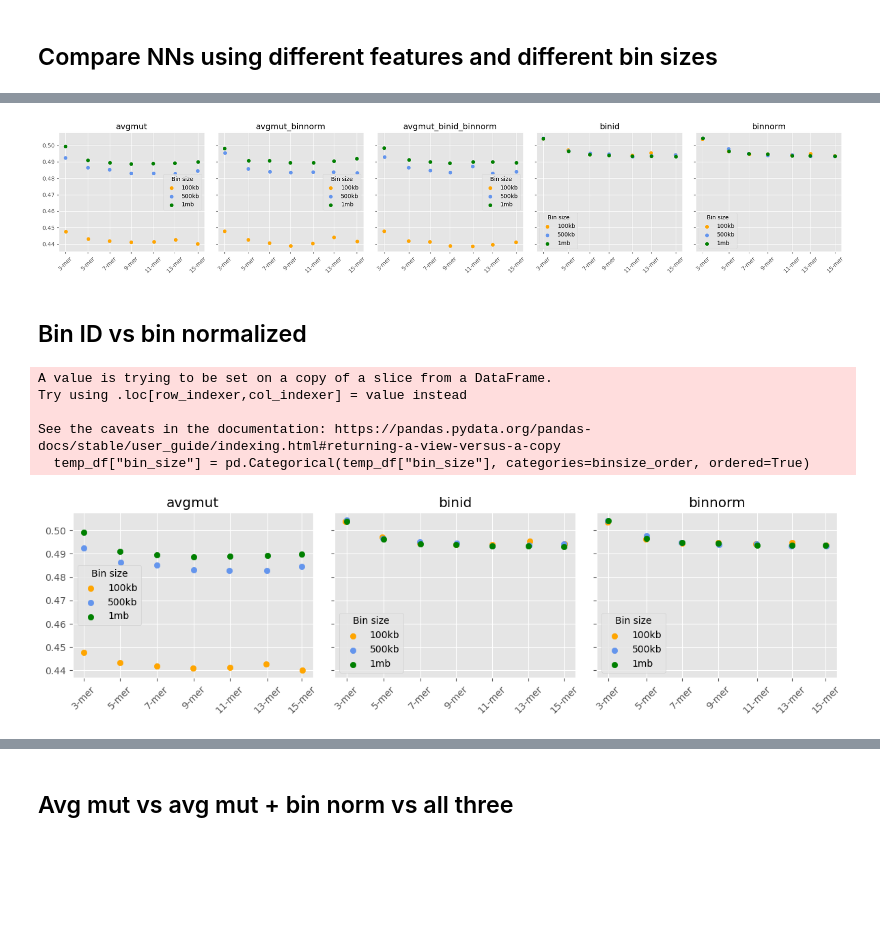
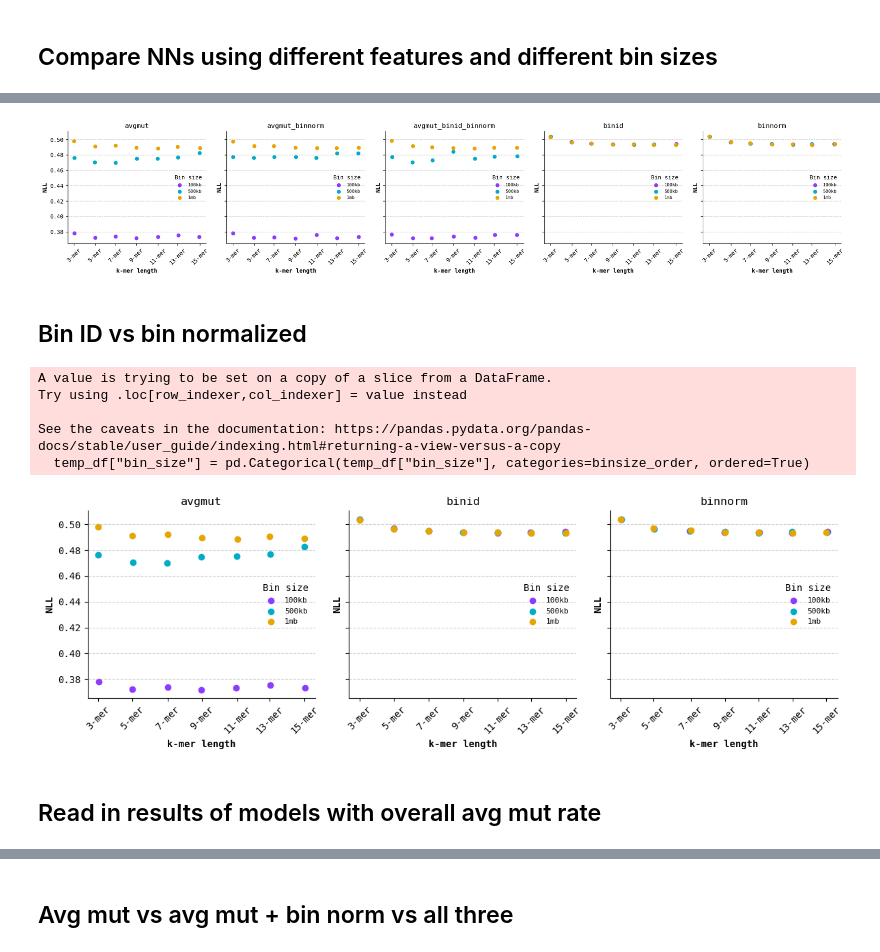
Before and after one commit to grnimrod/mutation-probs-nn, a Jupyter notebook: src/inference.ipynb, the cells around one changed output, grey strips where cells are left out. Saved outputs shown, nothing was run; the diff lists cells and outputs as text; code cells hidden in the pictures; blank space fills up the shorter version.

Commit message:
feat: Refine model loss comparison figures

```diff
--- a/src/inference.ipynb
+++ b/src/inference.ipynb
@@ -141,0 +130,3 @@ plt.show()
+# %%
+# Concatenate the two sources of loss results
+all_losses_df = pd.concat([benchmark_fc_losses_df, combined_losses_df], ignore_index=True)
@@ -141,0 +138,3 @@ plt.show()
+# %%
+fc_context_binid_df = all_losses_df[all_losses_df["model"].str.startswith(("fc", "binid"))]
+fc_context_binid_df = fc_context_binid_df[fc_context_binid_df["bin_size"].isin([None, "100kb"])]
@@ -147,12 +208,0 @@ with open("/faststorage/project/MutationAnalysis/Nimrod/results/log_losses_combi
-# %%
-rows = []
-
-for feature_set, data_versions in all_losses.items():
-    for data_version, bin_sizes in data_versions.items():
-        for bin_size, loss in bin_sizes.items():
-            rows.append({
-                "feature_set": feature_set,
-                "data_version": data_version,
-                "bin_size": bin_size,
-                "loss": loss
-            })
@@ -182,23 +209,25 @@ losses_df.head()
 # %%
-plt.style.use("ggplot")
+plt.rcParams.update({'font.family': 'monospace'})
 
 x_labels = ["3-mer", "5-mer", "7-mer", "9-mer", "11-mer", "13-mer", "15-mer"]
 x_vals = np.arange(len(x_labels)) # Convert labels to integers
 
 binsize_order = ["100kb", "500kb", "1mb"]
-losses_df["bin_size"] = pd.Categorical(losses_df["bin_size"], categories=binsize_order, ordered=True)
+combined_losses_df["bin_size"] = pd.Categorical(combined_losses_df["bin_size"], categories=binsize_order, ordered=True)
 
 # Obtain number of different feature sets to group by and facet later
-feature_sets = losses_df["feature_set"].unique()
+feature_sets = combined_losses_df["model"].unique()
 n_feature_sets = len(feature_sets)
 
-colors = {"100kb": "orange", "500kb": "cornflowerblue", "1mb": "green"}
+colors = {"100kb": mpl.colormaps['cet_glasbey_dark'].colors[1], "500kb": mpl.colormaps['cet_glasbey_dark'].colors[3], "1mb": mpl.colormaps['cet_glasbey_dark'].colors[4]}
+# colors = mpl.colormaps['cet_glasbey_dark'].colors
+# colors = cc.m_glasbey_dark
 jitter = 0.025
 
 fig, axes = plt.subplots(nrows=1, ncols=n_feature_sets, figsize=(4 * n_feature_sets, 4), sharey=True)
 
-for ax, feature_set in zip(axes, feature_sets):
-    sub_df = losses_df[losses_df["feature_set"] == feature_set]
+for index, (ax, model) in enumerate(zip(axes, feature_sets)):
+    sub_df = combined_losses_df[combined_losses_df["model"] == model]
 
     for bin_size, group in sub_df.groupby("bin_size", observed=True):
         x_vals = x_vals + np.random.uniform(-jitter, jitter, size=len(x_vals))
@@ -209,25 +238,31 @@ for ax, feature_set in zip(axes, feature_sets):
             color=colors[bin_size]
         )
 
-    ax.set_title(feature_set)
+    ax.spines['top'].set_visible(False)
+    ax.spines['right'].set_visible(False)
+    ax.grid(axis='y', linestyle='--', alpha=0.6, zorder = 0)
+    ax.set_title(model)
     ax.set_xticks(x_vals)
     ax.set_xticklabels(x_labels)
     ax.tick_params(axis="x", rotation=45)
-    ax.legend(title="Bin size")
+    # ax.legend(title="Bin size")
+    ax.legend(title="Bin size", loc='center right', fontsize=8, frameon=False)
+    ax.set_xlabel('k-mer length', fontweight='bold')
+    ax.set_ylabel('NLL', fontweight='bold')
 
 plt.tight_layout()
 plt.show()
 # %% [output]
-[figure, old version]
+[figure, new version]
 # %%
 # Out of the figures above, I need to put "binid" and "binnorm" side by side
 # "avgmut" vs "binnorm" vs both
 # %% [markdown]
 ## Bin ID vs bin normalized
 # %%
-temp_df = losses_df[(losses_df["feature_set"] == "binid") | (losses_df["feature_set"] == "binnorm") | (losses_df["feature_set"] == "avgmut")]
+temp_df = combined_losses_df[(combined_losses_df["model"] == "binid") | (combined_losses_df["model"] == "binnorm") | (combined_losses_df["model"] == "avgmut")]
 
-plt.style.use("ggplot")
+plt.rcParams.update({'font.family': 'monospace'})
 
 x_labels = ["3-mer", "5-mer", "7-mer", "9-mer", "11-mer", "13-mer", "15-mer"]
 x_vals = np.arange(len(x_labels)) # Convert labels to integers
@@ -236,38 +271,48 @@ binsize_order = ["100kb", "500kb", "1mb"]
 temp_df["bin_size"] = pd.Categorical(temp_df["bin_size"], categories=binsize_order, ordered=True)
 
 # Obtain number of different feature sets to group by and facet later
-feature_sets = temp_df["feature_set"].unique()
+feature_sets = temp_df["model"].unique()
 n_feature_sets = len(feature_sets)
 
-colors = {"100kb": "orange", "500kb": "cornflowerblue", "1mb": "green"}
+colors = {"100kb": mpl.colormaps['cet_glasbey_dark'].colors[1], "500kb": mpl.colormaps['cet_glasbey_dark'].colors[3], "1mb": mpl.colormaps['cet_glasbey_dark'].colors[4]}
+# colors = mpl.colormaps['cet_glasbey_dark'].colors
+# colors = cc.m_glasbey_dark
 jitter = 0.025
 
-fig, axes = plt.subplots(nrows=1, ncols=n_feature_sets, figsize=(4 * n_feature_sets, 3.5), sharey=True)
+fig, axes = plt.subplots(nrows=1, ncols=n_feature_sets, figsize=(4 * n_feature_sets, 4), sharey=True)
 
-for ax, feature_set in zip(axes, feature_sets):
-    sub_df = temp_df[temp_df["feature_set"] == feature_set]
+for index, (ax, model) in enumerate(zip(axes, feature_sets)):
+    sub_df = temp_df[temp_df["model"] == model]
 
     for bin_size, group in sub_df.groupby("bin_size", observed=True):
         x_vals = x_vals + np.random.uniform(-jitter, jitter, size=len(x_vals))
         ax.scatter(
             x=x_vals,
             y=group["loss"],
             label=bin_size,
             color=colors[bin_size]
         )
 
-    ax.set_title(feature_set)
+    ax.spines['top'].set_visible(False)
+    ax.spines['right'].set_visible(False)
+    ax.grid(axis='y', linestyle='--', alpha=0.6, zorder = 0)
+    ax.set_title(model)
     ax.set_xticks(x_vals)
     ax.set_xticklabels(x_labels)
     ax.tick_params(axis="x", rotation=45)
-    ax.legend(title="Bin size")
+    # ax.legend(title="Bin size")
+    ax.legend(title="Bin size", loc='center right', fontsize=8, frameon=False)
+    ax.set_xlabel('k-mer length', fontweight='bold')
+    ax.set_ylabel('NLL', fontweight='bold')
 
 plt.tight_layout()
 plt.show()
 # %% [output]
 A value is trying to be set on a copy of a slice from a DataFrame.
 Try using .loc[row_indexer,col_indexer] = value instead
 
 See the caveats in the documentation: https://pandas.pydata.org/pandas-docs/stable/user_guide/indexing.html#returning-a-view-versus-a-copy
   temp_df["bin_size"] = pd.Categorical(temp_df["bin_size"], categories=binsize_order, ordered=True)
-[figure, old version]
+[figure, new version]
+# %% [markdown]
+## Read in results of models with overall avg mut rate
```
Also changed, not shown: parts of 30 cells of this notebook.
